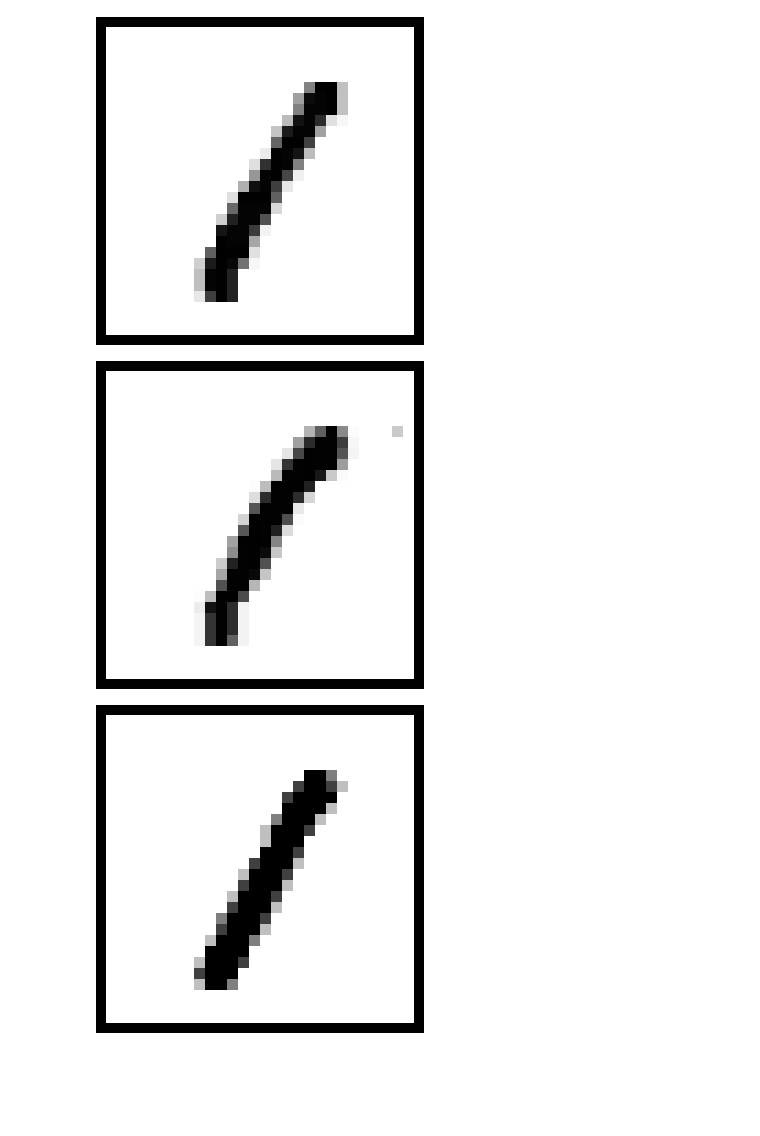
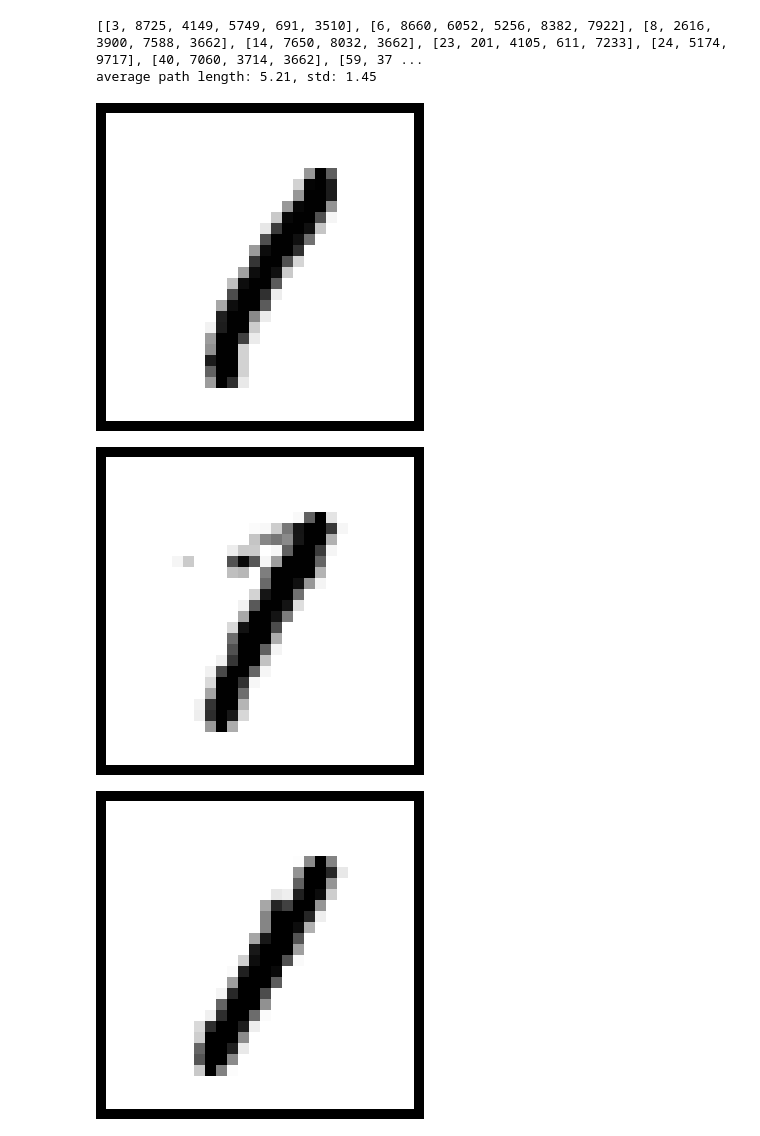
Before and after one commit to xuanxuanxuan-git/facelift, a Jupyter notebook: examples/growing_sphere.ipynb, the cells around one changed output. Saved outputs shown, nothing was run; the diff lists cells and outputs as text; code cells hidden in the pictures; blank space fills up the shorter version.

```diff
--- a/examples/growing_sphere.ipynb
+++ b/examples/growing_sphere.ipynb
@@ -190,0 +178,19 @@ predictions = clf.predict_proba(X)
+# %%
+path_points_list = []
+X_np = X.to_numpy()
+top_100_one_indices = list(np.where(y==1)[0])[:100]
+
+for idx in tqdm(top_100_one_indices):
+
+    factual_img_idx = idx
+    cf_img_idx, cf_img_dis = find_closest_cf_instance(factual_img_idx, X, predictions, cf_class)
+    # print(factual_img_idx, cf_img_idx)
+    all_path_points = find_point(X, factual_img_idx, cf_img_idx, cf_img_dis)
+    selected_path_points = ground_vector_path(X_np, factual_img_idx, cf_img_idx, cf_img_dis, all_path_points, min_threshold=2)
+    path_points_list.append(selected_path_points)
+print(path_points_list)
+path_len = [len(path) for path in path_points_list]
+print("average path length: {}, std: {}".format(round(np.average(path_len), 2), round(np.std(path_len), 2)))
+# %% [output]
+[[3, 8725, 4149, 5749, 691, 3510], [6, 8660, 6052, 5256, 8382, 7922], [8, 2616, 3900, 7588, 3662], [14, 7650, 8032, 3662], [23, 201, 4105, 611, 7233], [24, 5174, 9717], [40, 7060, 3714, 3662], [59, 37 ...
+average path length: 5.21, std: 1.45
@@ -196,11 +270,11 @@ def plot_digit(X, img_idx):
     ax.set_axis_off()
     ax.imshow(image.reshape(28, 28), cmap=plt.cm.gray_r, interpolation="nearest")
 # %%
-plot_digit(X, 3)
+# plot_digit(X, 3510)
 # plot_digit(X, 720)
-for id in selected_path_points:
+for id in [8725, 4149, 5749, 691]:
     plot_digit(X, id)
 # %% [output]
-[figure, old version]
+[figure, new version]
-[figure, old version]
+[figure, new version]
-[figure, old version]
+[figure, new version]
```
Also changed, not shown: parts of 11 cells of this notebook, 3 other files.
